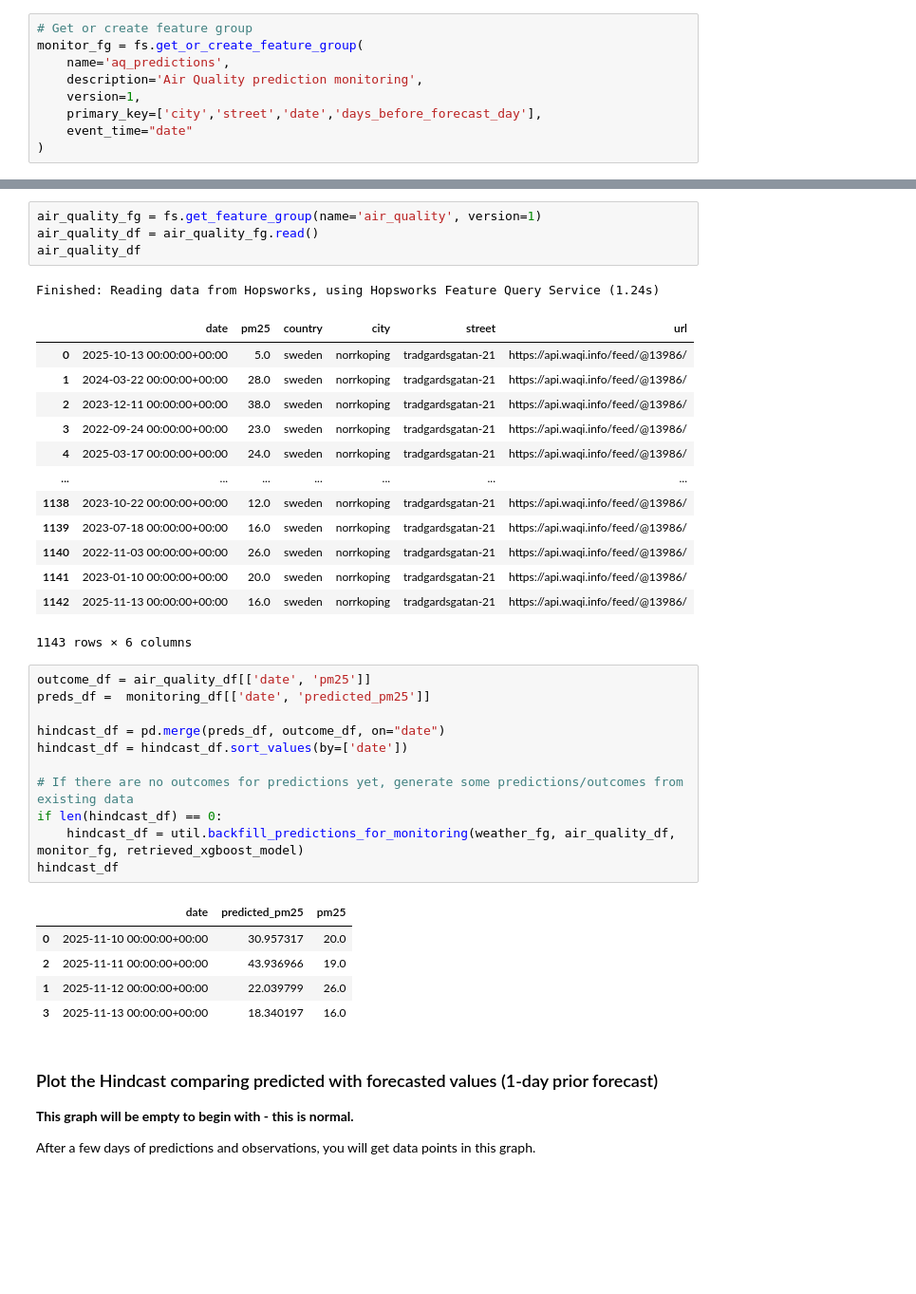
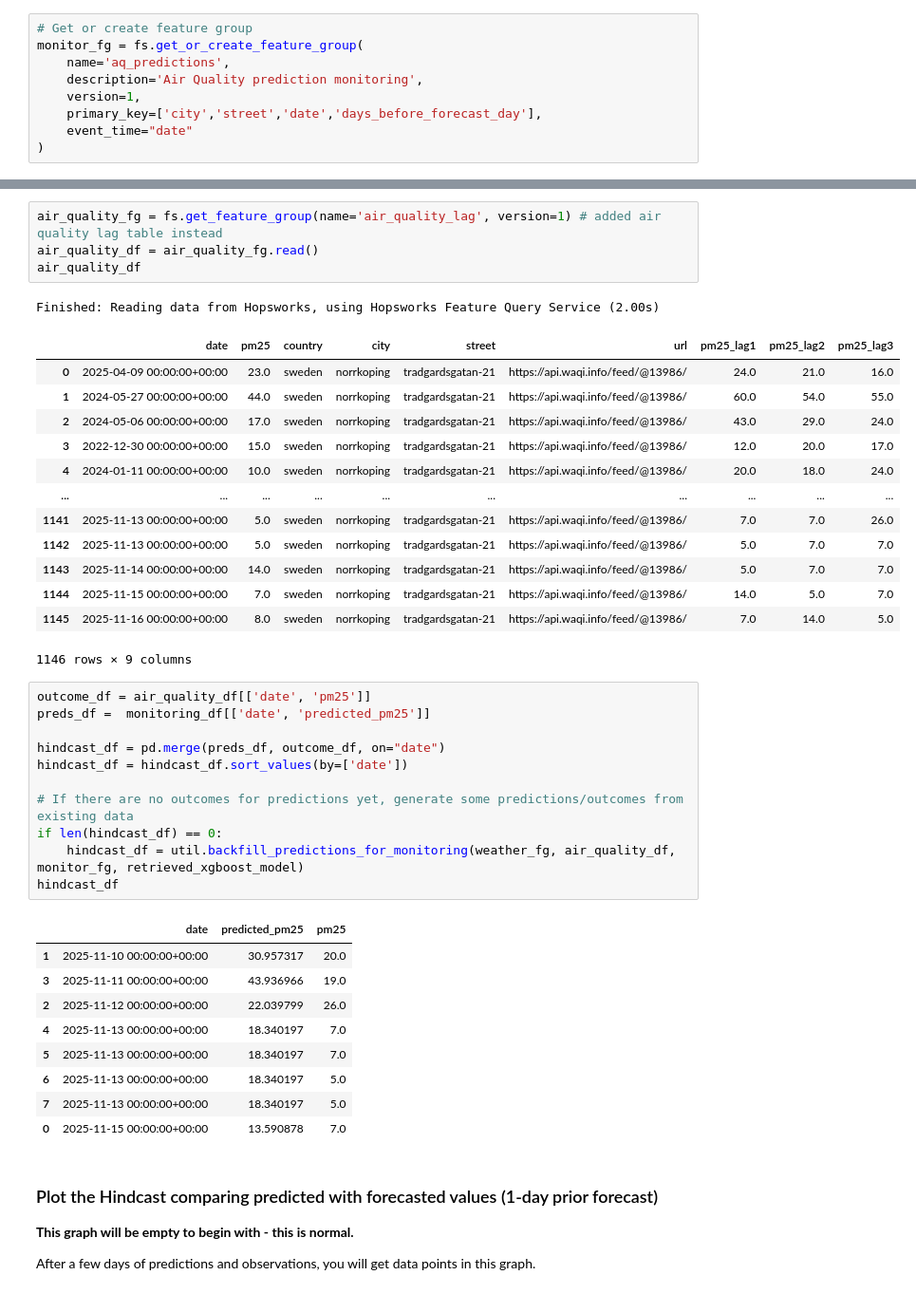
Before and after one commit to astega1/mlfs-book, a Jupyter notebook: notebooks/airquality/4_air_quality_batch_inference.ipynb, the cells around one changed output, grey strips where cells are left out. Shown: that part at 95% size. Cells and saved outputs as stored; diff of their text form; blank space fills up the shorter version.

```diff
--- a/notebooks/airquality/4_air_quality_batch_inference.ipynb
+++ b/notebooks/airquality/4_air_quality_batch_inference.ipynb
@@ -329,22 +321,22 @@ Finished: Reading data from Hopsworks, using Hopsworks Feature Query Service (1.
 # %%
-air_quality_fg = fs.get_feature_group(name='air_quality', version=1)
+air_quality_fg = fs.get_feature_group(name='air_quality_lag', version=1) # added air quality lag table instead
 air_quality_df = air_quality_fg.read()
 air_quality_df
 # %% [output]
-Finished: Reading data from Hopsworks, using Hopsworks Feature Query Service (1.24s)
+Finished: Reading data from Hopsworks, using Hopsworks Feature Query Service (2.00s)
-|  | date | pm25 | country | city | street | url |
-| 0 | 2025-10-13 00:00:00+00:00 | 5.0 | sweden | norrkoping | tradgardsgatan-21 | https://api.waqi.info/feed/@13986/ |
-| 1 | 2024-03-22 00:00:00+00:00 | 28.0 | sweden | norrkoping | tradgardsgatan-21 | https://api.waqi.info/feed/@13986/ |
-| 2 | 2023-12-11 00:00:00+00:00 | 38.0 | sweden | norrkoping | tradgardsgatan-21 | https://api.waqi.info/feed/@13986/ |
-| 3 | 2022-09-24 00:00:00+00:00 | 23.0 | sweden | norrkoping | tradgardsgatan-21 | https://api.waqi.info/feed/@13986/ |
-| 4 | 2025-03-17 00:00:00+00:00 | 24.0 | sweden | norrkoping | tradgardsgatan-21 | https://api.waqi.info/feed/@13986/ |
-| ... | ... | ... | ... | ... | ... | ... |
-| 1138 | 2023-10-22 00:00:00+00:00 | 12.0 | sweden | norrkoping | tradgardsgatan-21 | https://api.waqi.info/feed/@13986/ |
-| 1139 | 2023-07-18 00:00:00+00:00 | 16.0 | sweden | norrkoping | tradgardsgatan-21 | https://api.waqi.info/feed/@13986/ |
-| 1140 | 2022-11-03 00:00:00+00:00 | 26.0 | sweden | norrkoping | tradgardsgatan-21 | https://api.waqi.info/feed/@13986/ |
-| 1141 | 2023-01-10 00:00:00+00:00 | 20.0 | sweden | norrkoping | tradgardsgatan-21 | https://api.waqi.info/feed/@13986/ |
-| 1142 | 2025-11-13 00:00:00+00:00 | 16.0 | sweden | norrkoping | tradgardsgatan-21 | https://api.waqi.info/feed/@13986/ |
+|  | date | pm25 | country | city | street | url | pm25_lag1 | pm25_lag2 | pm25_lag3 |
+| 0 | 2025-04-09 00:00:00+00:00 | 23.0 | sweden | norrkoping | tradgardsgatan-21 | https://api.waqi.info/feed/@13986/ | 24.0 | 21.0 | 16.0 |
+| 1 | 2024-05-27 00:00:00+00:00 | 44.0 | sweden | norrkoping | tradgardsgatan-21 | https://api.waqi.info/feed/@13986/ | 60.0 | 54.0 | 55.0 |
+| 2 | 2024-05-06 00:00:00+00:00 | 17.0 | sweden | norrkoping | tradgardsgatan-21 | https://api.waqi.info/feed/@13986/ | 43.0 | 29.0 | 24.0 |
+| 3 | 2022-12-30 00:00:00+00:00 | 15.0 | sweden | norrkoping | tradgardsgatan-21 | https://api.waqi.info/feed/@13986/ | 12.0 | 20.0 | 17.0 |
+| 4 | 2024-01-11 00:00:00+00:00 | 10.0 | sweden | norrkoping | tradgardsgatan-21 | https://api.waqi.info/feed/@13986/ | 20.0 | 18.0 | 24.0 |
+| ... | ... | ... | ... | ... | ... | ... | ... | ... | ... |
+| 1141 | 2025-11-13 00:00:00+00:00 | 5.0 | sweden | norrkoping | tradgardsgatan-21 | https://api.waqi.info/feed/@13986/ | 7.0 | 7.0 | 26.0 |
+| 1142 | 2025-11-13 00:00:00+00:00 | 5.0 | sweden | norrkoping | tradgardsgatan-21 | https://api.waqi.info/feed/@13986/ | 5.0 | 7.0 | 7.0 |
+| 1143 | 2025-11-14 00:00:00+00:00 | 14.0 | sweden | norrkoping | tradgardsgatan-21 | https://api.waqi.info/feed/@13986/ | 5.0 | 7.0 | 7.0 |
+| 1144 | 2025-11-15 00:00:00+00:00 | 7.0 | sweden | norrkoping | tradgardsgatan-21 | https://api.waqi.info/feed/@13986/ | 14.0 | 5.0 | 7.0 |
+| 1145 | 2025-11-16 00:00:00+00:00 | 8.0 | sweden | norrkoping | tradgardsgatan-21 | https://api.waqi.info/feed/@13986/ | 7.0 | 14.0 | 5.0 |
-1143 rows × 6 columns
+1146 rows × 9 columns
 # %%
 outcome_df = air_quality_df[['date', 'pm25']]
 preds_df =  monitoring_df[['date', 'predicted_pm25']]
@@ -358,10 +350,14 @@ if len(hindcast_df) == 0:
 hindcast_df
 # %% [output]
 |  | date | predicted_pm25 | pm25 |
-| 0 | 2025-11-10 00:00:00+00:00 | 30.957317 | 20.0 |
-| 2 | 2025-11-11 00:00:00+00:00 | 43.936966 | 19.0 |
-| 1 | 2025-11-12 00:00:00+00:00 | 22.039799 | 26.0 |
-| 3 | 2025-11-13 00:00:00+00:00 | 18.340197 | 16.0 |
+| 1 | 2025-11-10 00:00:00+00:00 | 30.957317 | 20.0 |
+| 3 | 2025-11-11 00:00:00+00:00 | 43.936966 | 19.0 |
+| 2 | 2025-11-12 00:00:00+00:00 | 22.039799 | 26.0 |
+| 4 | 2025-11-13 00:00:00+00:00 | 18.340197 | 7.0 |
+| 5 | 2025-11-13 00:00:00+00:00 | 18.340197 | 7.0 |
+| 6 | 2025-11-13 00:00:00+00:00 | 18.340197 | 5.0 |
+| 7 | 2025-11-13 00:00:00+00:00 | 18.340197 | 5.0 |
+| 0 | 2025-11-15 00:00:00+00:00 | 13.590878 | 7.0 |
 # %% [markdown]
 ### Plot the Hindcast comparing predicted with forecasted values (1-day prior forecast)
 
```
Also changed, not shown: parts of 12 cells of this notebook, 2 other files.
